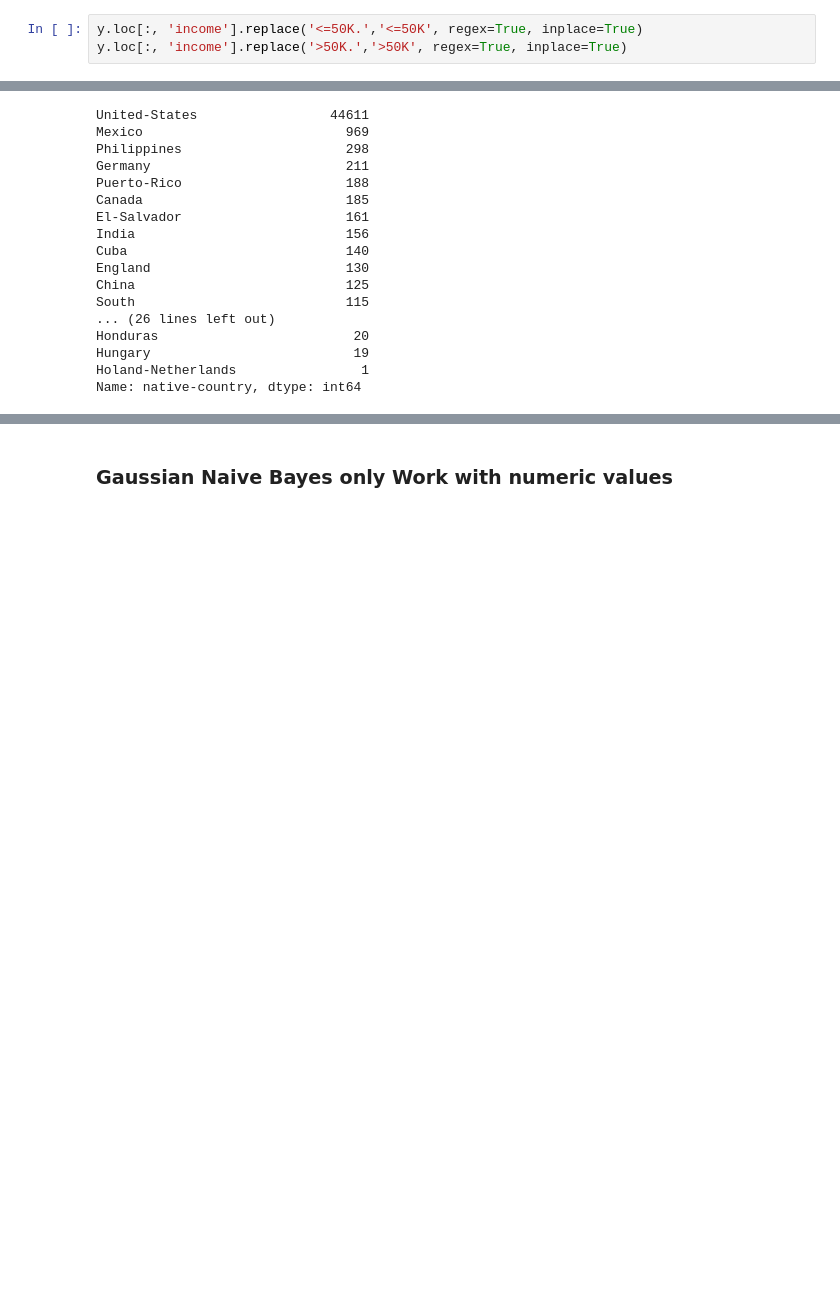
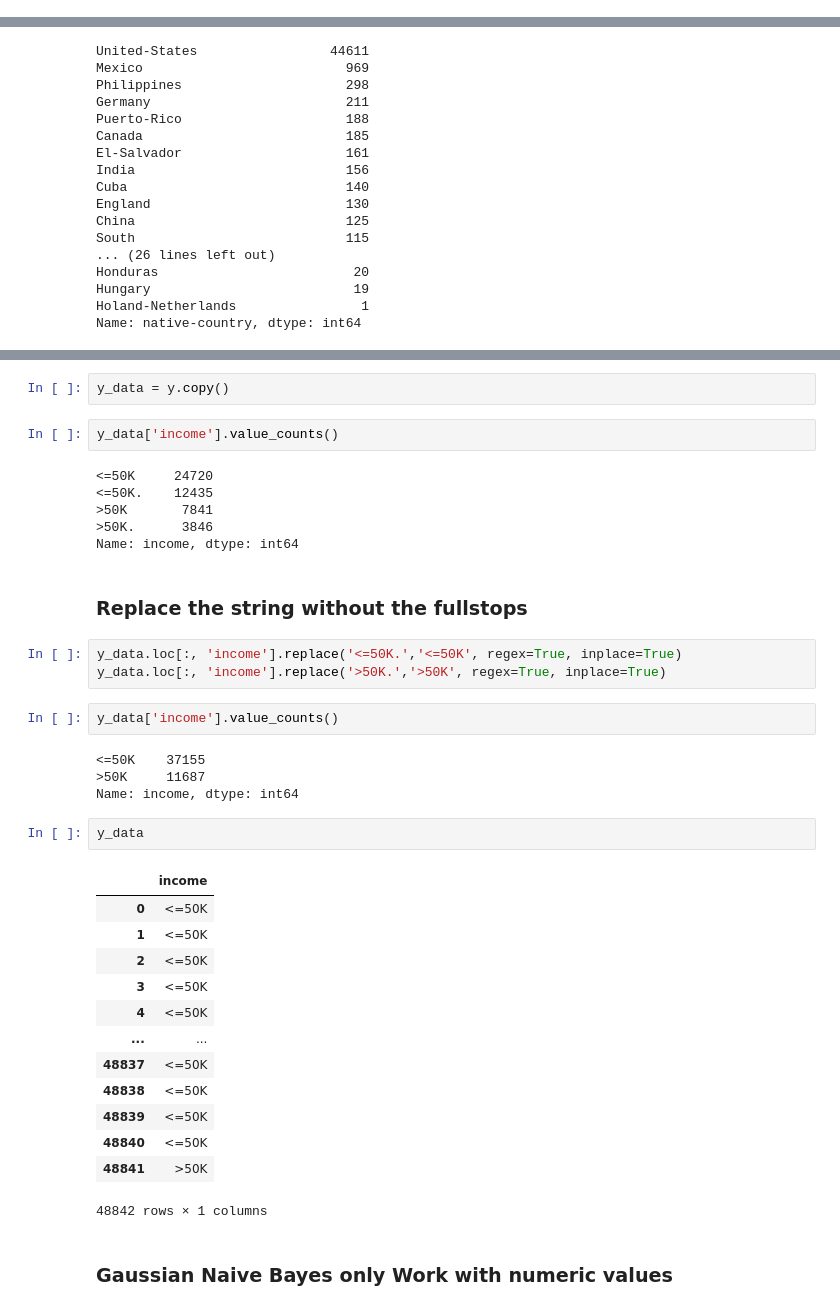
Before and after one commit to Lafri-13/Adult-Census-Income-Classification, a Jupyter notebook: CM2604_ML_CW.ipynb, the cells around one changed output, grey strips where cells are left out. Drawn from its saved outputs; the diff is of its cells as text; blank space fills up the shorter version.

Commit message:
Changed few variable names and the code order

```diff
--- a/CM2604_ML_CW.ipynb
+++ b/CM2604_ML_CW.ipynb
@@ -148,3 +155,0 @@ Name: income, dtype: int64
-# %%
-y.loc[:, 'income'].replace('<=50K.','<=50K', regex=True, inplace=True)
-y.loc[:, 'income'].replace('>50K.','>50K', regex=True, inplace=True)
@@ -218,3 +227,40 @@ Name: native-country, dtype: int64
+# %%
+y_data = y.copy()
+# %%
+y_data['income'].value_counts()
+# %% [output]
+<=50K     24720
+<=50K.    12435
+>50K       7841
+>50K.      3846
+Name: income, dtype: int64
+# %% [markdown]
+### Replace the string without the fullstops
+# %%
+y_data.loc[:, 'income'].replace('<=50K.','<=50K', regex=True, inplace=True)
+y_data.loc[:, 'income'].replace('>50K.','>50K', regex=True, inplace=True)
+# %%
+y_data['income'].value_counts()
+# %% [output]
+<=50K    37155
+>50K     11687
+Name: income, dtype: int64
+# %%
+y_data
+# %% [output]
+|  | income |
+| 0 | <=50K |
+| 1 | <=50K |
+| 2 | <=50K |
+| 3 | <=50K |
+| 4 | <=50K |
+| ... | ... |
+| 48837 | <=50K |
+| 48838 | <=50K |
+| 48839 | <=50K |
+| 48840 | <=50K |
+| 48841 | >50K |
+48842 rows × 1 columns
 # %% [markdown]
 ### Gaussian Naive Bayes only Work with numeric values
 # %% [markdown]
```
Also changed, not shown: parts of 18 cells of this notebook.
